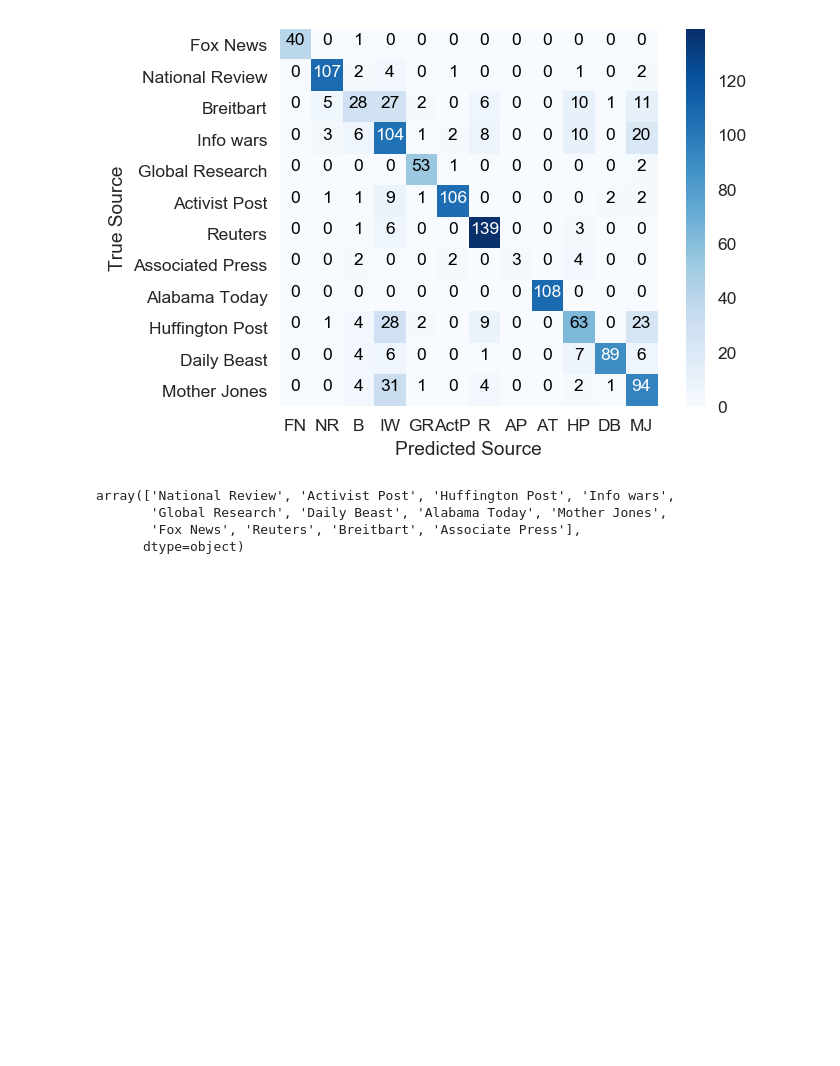
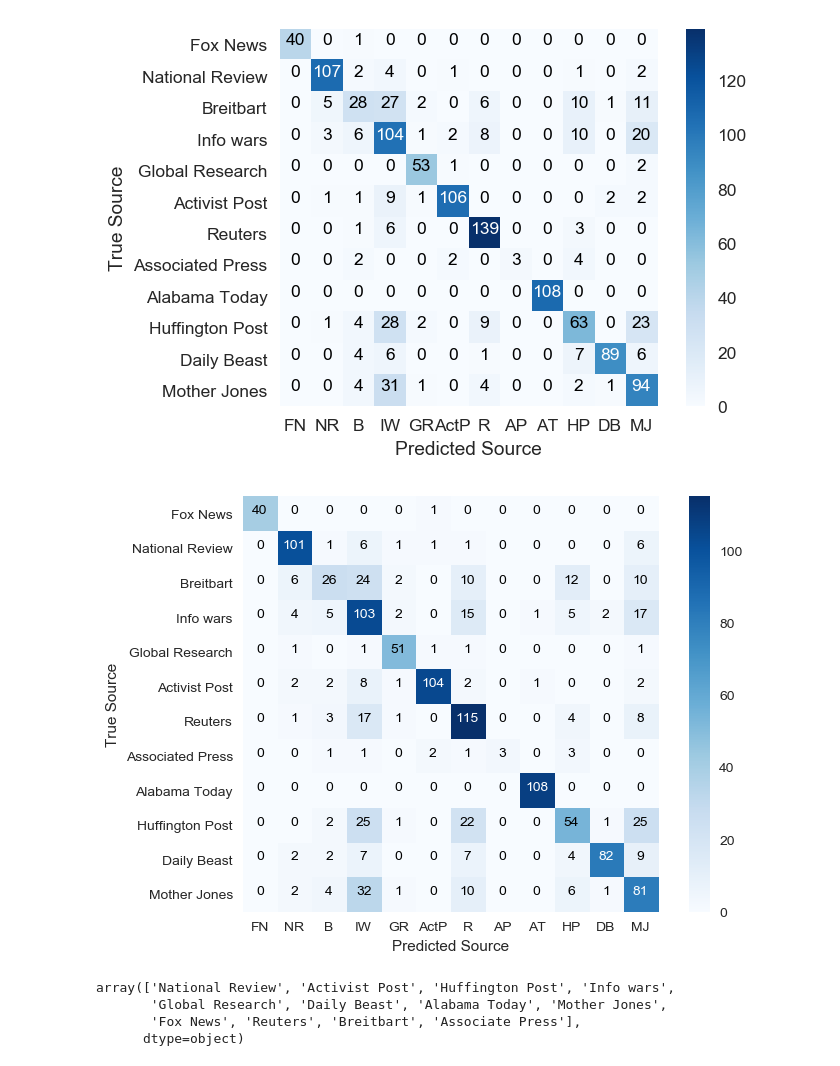
Before and after one commit to Zingo3245/Predicting_the_Source_of_News_Articles, a Jupyter notebook: notebooks/Dry_run.ipynb, the cells around one changed output. Saved outputs shown, nothing was run; the diff lists cells and outputs as text; code cells hidden in the pictures; blank space fills up the shorter version.

```diff
--- a/Dry_run.ipynb
+++ b/notebooks/Dry_run.ipynb
@@ -296,7 +280,7 @@ print(dumb.score(X_train, y_train))
 0.10423452768729642
 0.08100558659217877
 # %%
-rf2 = RandomForestClassifier(n_estimators=50)#, max_depth=36)
+rf2 = RandomForestClassifier(n_estimators=63)#, max_depth=36)
 rf2.fit(X_train, y_train)
 print(rf2.score(X_test, y_test))
 print(rf2.score(X_train, y_train))
@@ -443,6 +427,31 @@ for i, j in itertools.product(range(cm.shape[0]), range(cm.shape[1])):
              color="white" if cm[i, j] > thresh else "black")
 # %% [output]
 [figure]
+# %%
+names = ['Fox News', 'National Review', 'Breitbart', 'Info wars', 'Global Research',
+       'Activist Post', 'Reuters', 'Associate Press',
+       'Alabama Today', 'Huffington Post', 'Daily Beast', 'Mother Jones']
+plt.figure(dpi=100)
+cm = confusion_matrix(y_test, rf2.predict(X_test), labels =names)
+plt.imshow(cm, cmap=plt.cm.Blues)
+plt.grid(False)
+plt.colorbar();
+plt.xticks([0, 1, 2, 3, 4, 5, 6, 7, 8, 9, 10, 11], ('FN', 'NR', 'B', 'IW', 'GR',
+       'ActP', 'R', 'AP',
+       'AT', 'HP', 'DB', 'MJ'))
+plt.yticks([0, 1, 2, 3, 4, 5, 6, 7, 8, 9, 10, 11], ('Fox News', 'National Review', 'Breitbart', 'Info wars', 'Global Research',
+       'Activist Post', 'Reuters', 'Associated Press',
+       'Alabama Today', 'Huffington Post', 'Daily Beast', 'Mother Jones'));
+plt.ylabel("True Source")
+plt.xlabel("Predicted Source");
+fmt = '.1f'
+thresh = cm.max() / 2.
+for i, j in itertools.product(range(cm.shape[0]), range(cm.shape[1])):
+    plt.text(j, i, format(cm[i, j]),#, fmt),
+             horizontalalignment="center",
+             color="white" if cm[i, j] > thresh else "black")
+# %% [output]
+[figure, added]
 # %%
 y_test.unique()
 # %% [output]
```
Also changed, not shown: parts of 9 cells of this notebook, 28 other files.
